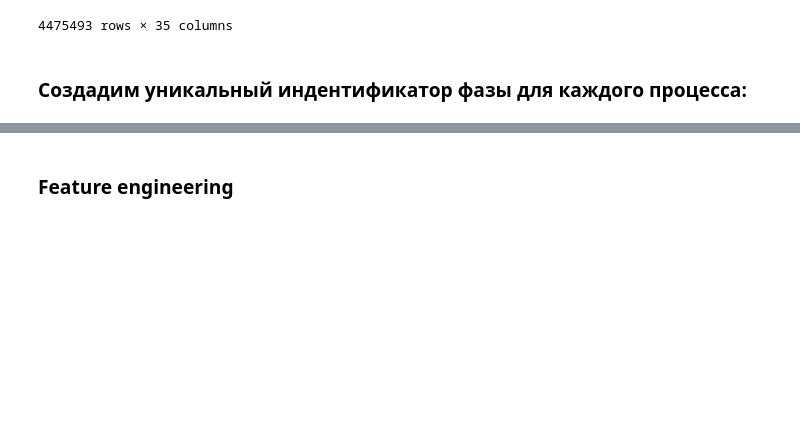
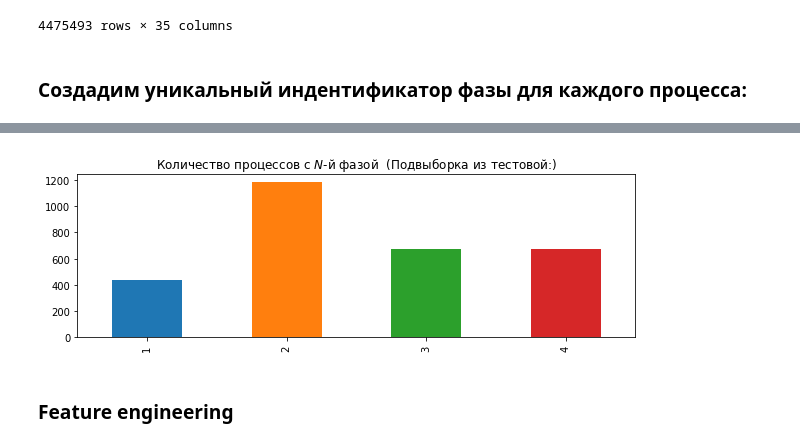
Before and after one commit to paniquex/MSU_2course_selection, a Jupyter notebook: first_task/Untitled.ipynb, the cells around one changed output, grey strips where cells are left out. Drawn from its saved outputs; the diff is of its cells as text; code cells hidden in the pictures; blank space fills up the shorter version.

```diff
--- a/first_task/Untitled.ipynb
+++ b/first_task/Untitled.ipynb
@@ -184,3 +186,8 @@ plt.title("Количество процессов с $N$-й фазой  (Под
+# %%
+test_data.groupby('process_id').phase.nunique().value_counts().sort_index().plot.bar()
+plt.title("Количество процессов с $N$-й фазой  (Подвыборка из тестовой:)");
+# %% [output]
+[figure, added]
 # %% [markdown]
 ### Feature engineering
 # %%
```
Also changed, not shown: parts of 19 cells of this notebook.
